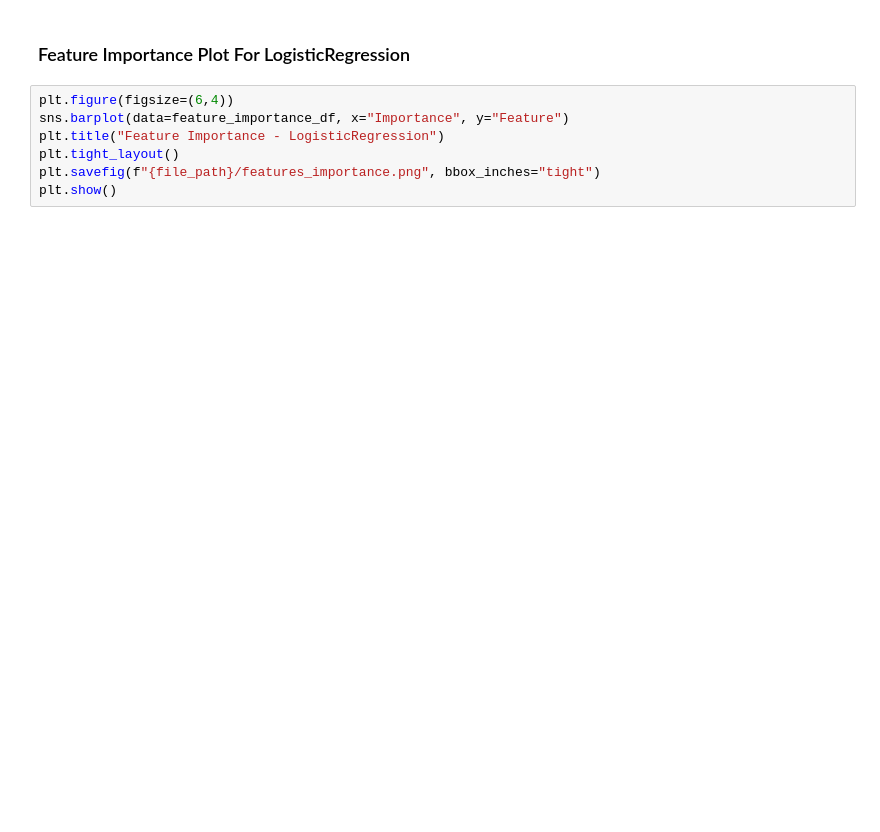
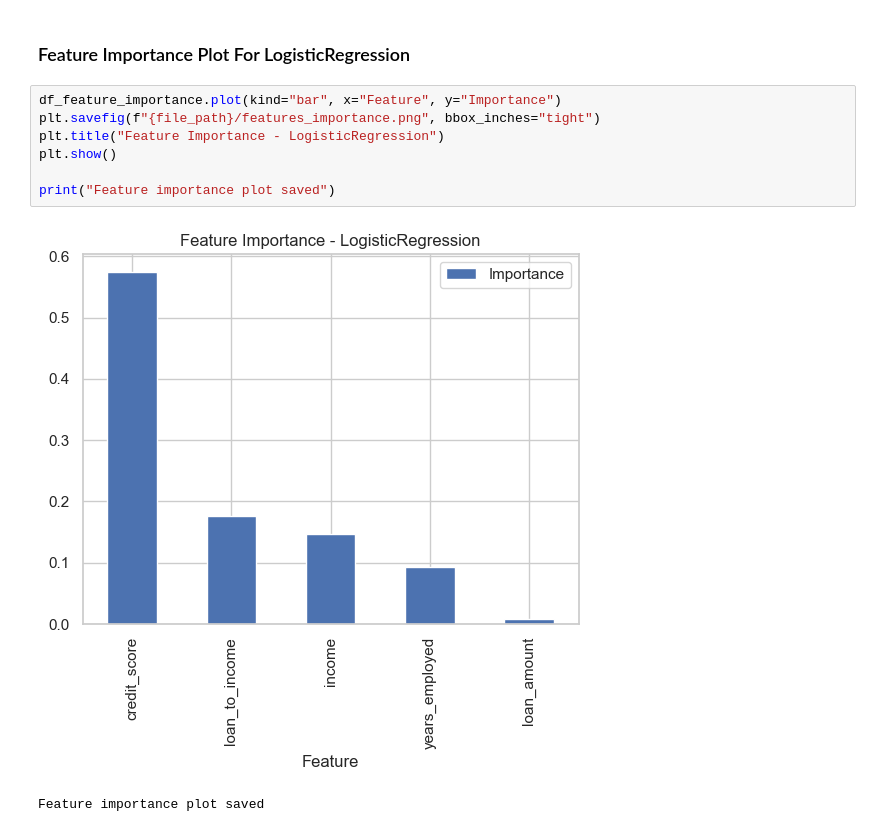
Before and after one commit to DavidRC-Projects/Approval_Predict, a Jupyter notebook: jupyter_notebooks/06 - Final Model and Evaluation.ipynb, the cells around one changed output. Cells and saved outputs as stored; diff of their text form; blank space fills up the shorter version.

```diff
--- a/jupyter_notebooks/06 - Final Model and Evaluation.ipynb
+++ b/jupyter_notebooks/06 - Final Model and Evaluation.ipynb
@@ -372,9 +529,12 @@ joblib.dump(value=classification_pipeline,
 # %% [markdown]
 ### Feature Importance Plot For LogisticRegression
 # %%
-plt.figure(figsize=(6,4))
-sns.barplot(data=feature_importance_df, x="Importance", y="Feature")
+df_feature_importance.plot(kind="bar", x="Feature", y="Importance")
+plt.savefig(f"{file_path}/features_importance.png", bbox_inches="tight")
 plt.title("Feature Importance - LogisticRegression")
-plt.tight_layout()
-plt.savefig(f"{file_path}/features_importance.png", bbox_inches="tight")
 plt.show()
+
+print("Feature importance plot saved")
+# %% [output]
+[figure, added]
+Feature importance plot saved
```
Also changed, not shown: parts of 22 cells of this notebook, 6 other files.
